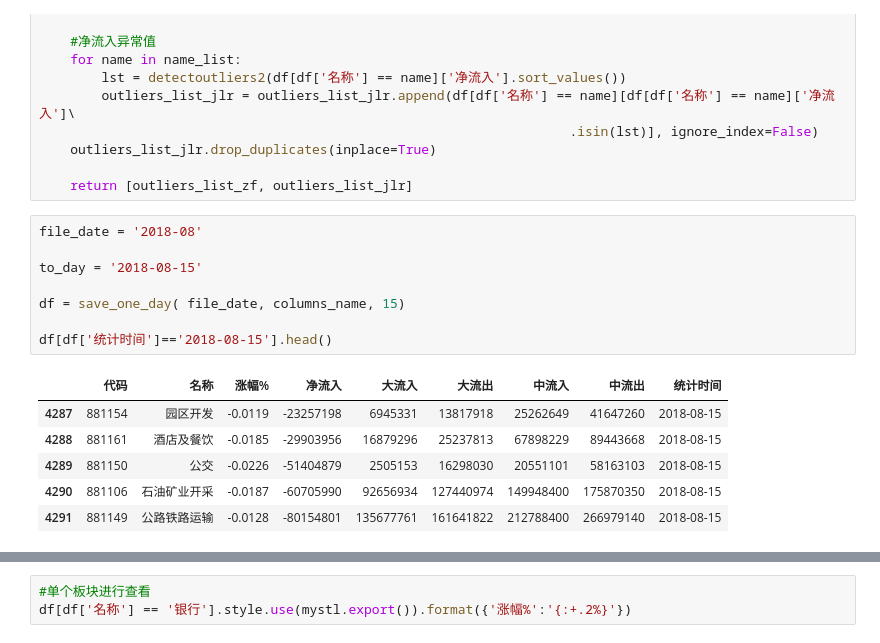
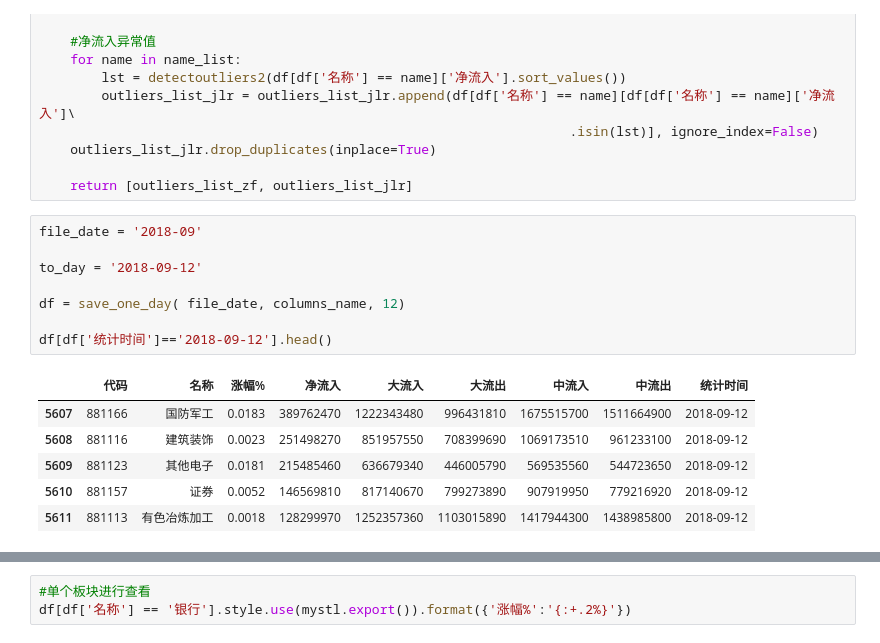
Before and after one commit to sunmd/DataAnlysisDemo, a Jupyter notebook: StockAnlysis.ipynb, the cells around one changed output, grey strips where cells are left out. Cells and saved outputs as stored; diff of their text form.

```diff
--- a/StockAnlysis.ipynb
+++ b/StockAnlysis.ipynb
@@ -210,20 +210,20 @@ def ycz():
 
     return [outliers_list_zf, outliers_list_jlr]
 # %%
-file_date = '2018-08'
+file_date = '2018-09'
 
-to_day = '2018-08-15'
+to_day = '2018-09-12'
 
-df = save_one_day( file_date, columns_name, 15)
+df = save_one_day( file_date, columns_name, 12)
 
-df[df['统计时间']=='2018-08-15'].head()
+df[df['统计时间']=='2018-09-12'].head()
 # %% [output]
 |  | 代码 | 名称 | 涨幅% | 净流入 | 大流入 | 大流出 | 中流入 | 中流出 | 统计时间 |
-| 4287 | 881154 | 园区开发 | -0.0119 | -23257198 | 6945331 | 13817918 | 25262649 | 41647260 | 2018-08-15 |
-| 4288 | 881161 | 酒店及餐饮 | -0.0185 | -29903956 | 16879296 | 25237813 | 67898229 | 89443668 | 2018-08-15 |
-| 4289 | 881150 | 公交 | -0.0226 | -51404879 | 2505153 | 16298030 | 20551101 | 58163103 | 2018-08-15 |
-| 4290 | 881106 | 石油矿业开采 | -0.0187 | -60705990 | 92656934 | 127440974 | 149948400 | 175870350 | 2018-08-15 |
-| 4291 | 881149 | 公路铁路运输 | -0.0128 | -80154801 | 135677761 | 161641822 | 212788400 | 266979140 | 2018-08-15 |
+| 5607 | 881166 | 国防军工 | 0.0183 | 389762470 | 1222343480 | 996431810 | 1675515700 | 1511664900 | 2018-09-12 |
+| 5608 | 881116 | 建筑装饰 | 0.0023 | 251498270 | 851957550 | 708399690 | 1069173510 | 961233100 | 2018-09-12 |
+| 5609 | 881123 | 其他电子 | 0.0181 | 215485460 | 636679340 | 446005790 | 569535560 | 544723650 | 2018-09-12 |
+| 5610 | 881157 | 证券 | 0.0052 | 146569810 | 817140670 | 799273890 | 907919950 | 779216920 | 2018-09-12 |
+| 5611 | 881113 | 有色冶炼加工 | 0.0018 | 128299970 | 1252357360 | 1103015890 | 1417944300 | 1438985800 | 2018-09-12 |
 # %%
 df[df['统计时间']==to_day].sort_values('净流入',ascending=False)\
 .style.use(mystl.export()).format({'涨幅%':"{:+.2%}"})
```
Also changed, not shown: parts of 4 cells of this notebook, 1 other file.
